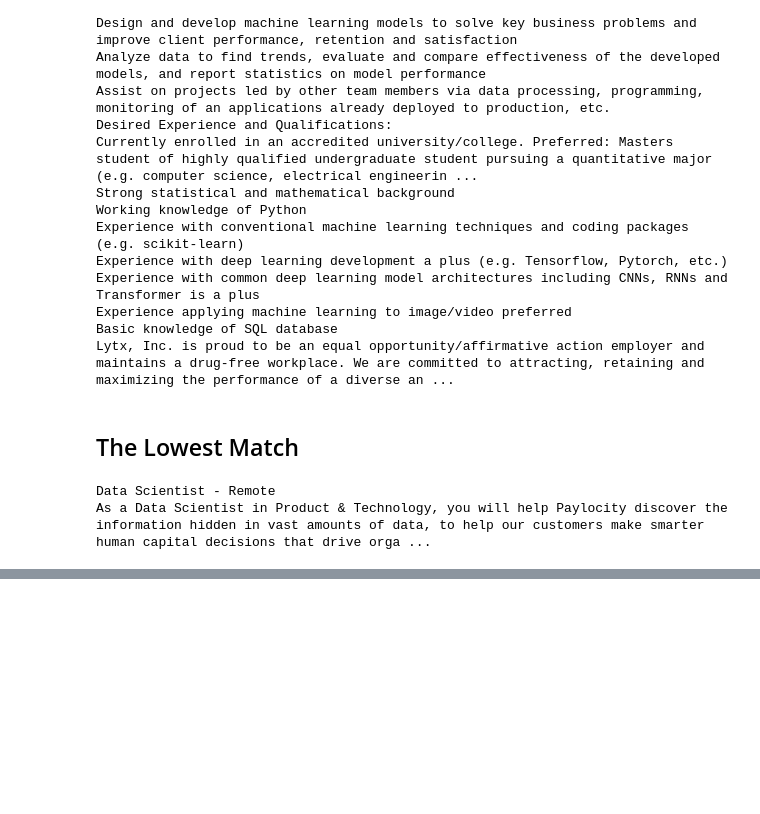
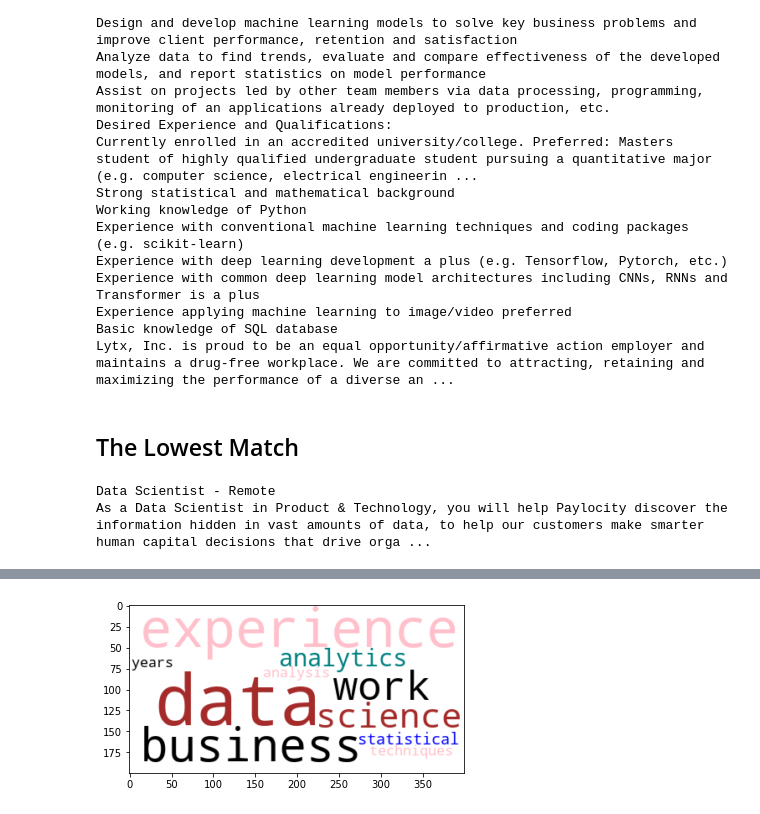
Before and after one commit to ambreen2006/nlp_job_postings, a Jupyter notebook: ML_Pipeline.ipynb, the cells around one changed output, grey strips where cells are left out. Saved outputs shown, nothing was run; the diff lists cells and outputs as text; code cells hidden in the pictures; blank space fills up the shorter version.

```diff
--- a/ML_Pipeline.ipynb
+++ b/ML_Pipeline.ipynb
@@ -267,0 +306,15 @@ As a Data Scientist in Product & Technology, you will help Paylocity discover th
+# %%
+k = 16
+# %%
+np.random.seed(0)
+
+def compute_cluster_groups(norm_mat, k=k, bullets=df.requirements):
+    kmodel = KMeans(n_clusters=k)
+    clusters = kmodel.fit_predict(norm_mat)
+    df_clustered = pd.DataFrame({'Index':range(clusters.size),
+                                 'Cluster':clusters,
+                                 'Bullet': bullets})
+
+    return [df_cluster for _, df_cluster in df_clustered.groupby('Cluster')]
+
+cluster_groups = compute_cluster_groups(normalized_tfidf)
@@ -267,0 +323,23 @@ As a Data Scientist in Product & Technology, you will help Paylocity discover th
+# %%
+def cluster_to_image(df_cluster, max_words=10,
+                     tfidf_arr=tfidf_matrix[1:],
+                     vectorizer=tfidf_vectorizer):
+
+    indices = df_cluster.Index.values
+    summed_tfidf = np.asarray(tfidf_arr[indices].sum(axis=0))[0]
+
+    data = {'Word': vectorizer.get_feature_names(),'Summed TFIDF': summed_tfidf}
+    df_ranked_words = pd.DataFrame(data).sort_values('Summed TFIDF', ascending=False)
+    words_to_score = {word:score for word, score in df_ranked_words[:max_words].values if score!=0}
+    cloud_generator = WordCloud(background_color='white', color_func=_color_func, random_state=1)
+    word_cloud_image = cloud_generator.fit_words(words_to_score)
+    return word_cloud_image
+
+def _color_func(*args, **kwargs):
+    return np.random.choice(['black', 'blue', 'teal', 'purple', 'brown', 'red', 'pink'])
+# %%
+word_cloud_image = cluster_to_image(cluster_groups[1])
+plt.imshow(word_cloud_image, interpolation="bilinear")
+plt.show()
+# %% [output]
+[figure, added]
```
Also changed, not shown: parts of 19 cells of this notebook.
